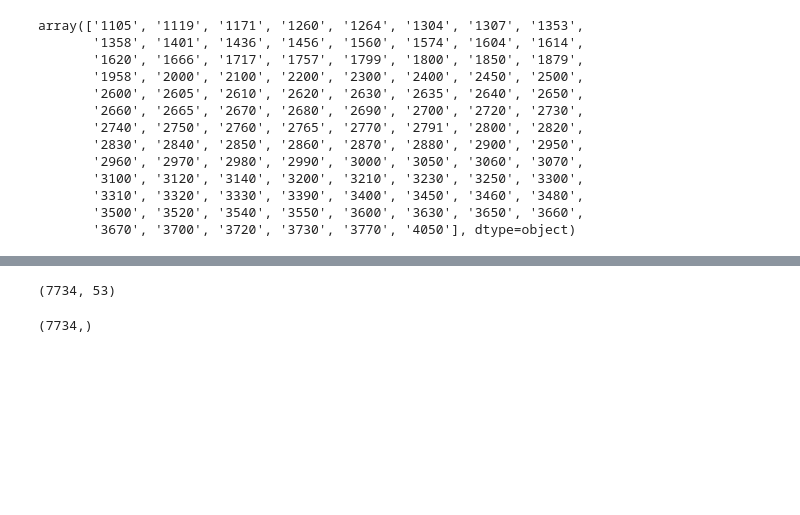
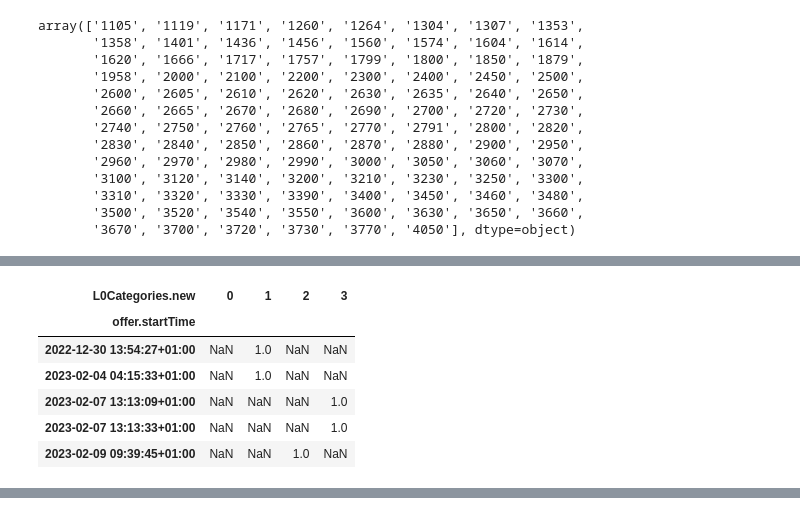
Before and after one commit to PhilipFrischMoller/ABA_Food_Waste_Project, a Jupyter notebook: Exploratory_Analysisv2.ipynb, the cells around one changed output, grey strips where cells are left out. Drawn from its saved outputs; the diff is of its cells as text; code cells hidden in the pictures; blank space fills up the shorter version.

```diff
--- a/Exploratory_Analysisv2.ipynb
+++ b/Exploratory_Analysisv2.ipynb
@@ -297,2 +296,15 @@ plt.show()
+# %%
+df_offersPerCategoryL0new_timeseries = pd.pivot_table(df, values='offer.ean', index='offer.startTime',columns='L0Categories.new',aggfunc='count')
+df_offersPerCategoryL0new_timeseries.head()
+#plt.plot(df_offersPerCategoryL0new_timeseries[0])
+#plt.show()
+# %% [output]
+| L0Categories.new | 0 | 1 | 2 | 3 |
+| offer.startTime |  |  |  |  |
+| 2022-12-30 13:54:27+01:00 | NaN | 1.0 | NaN | NaN |
+| 2023-02-04 04:15:33+01:00 | NaN | 1.0 | NaN | NaN |
+| 2023-02-07 13:13:09+01:00 | NaN | NaN | NaN | 1.0 |
+| 2023-02-07 13:13:33+01:00 | NaN | NaN | NaN | 1.0 |
+| 2023-02-09 09:39:45+01:00 | NaN | NaN | 1.0 | NaN |
 # %%
 # folium visualisations
@@ -331,10 +344,2 @@ map_1
 # %% [output]
 [interactive output not drawn]
-# %%
-np.shape(df)
-# %% [output]
-(7734, 53)
-# %%
-np.shape(df['address.zip'])
-# %% [output]
-(7734,)
```
Also changed, not shown: parts of 10 cells of this notebook, 1 other file.
